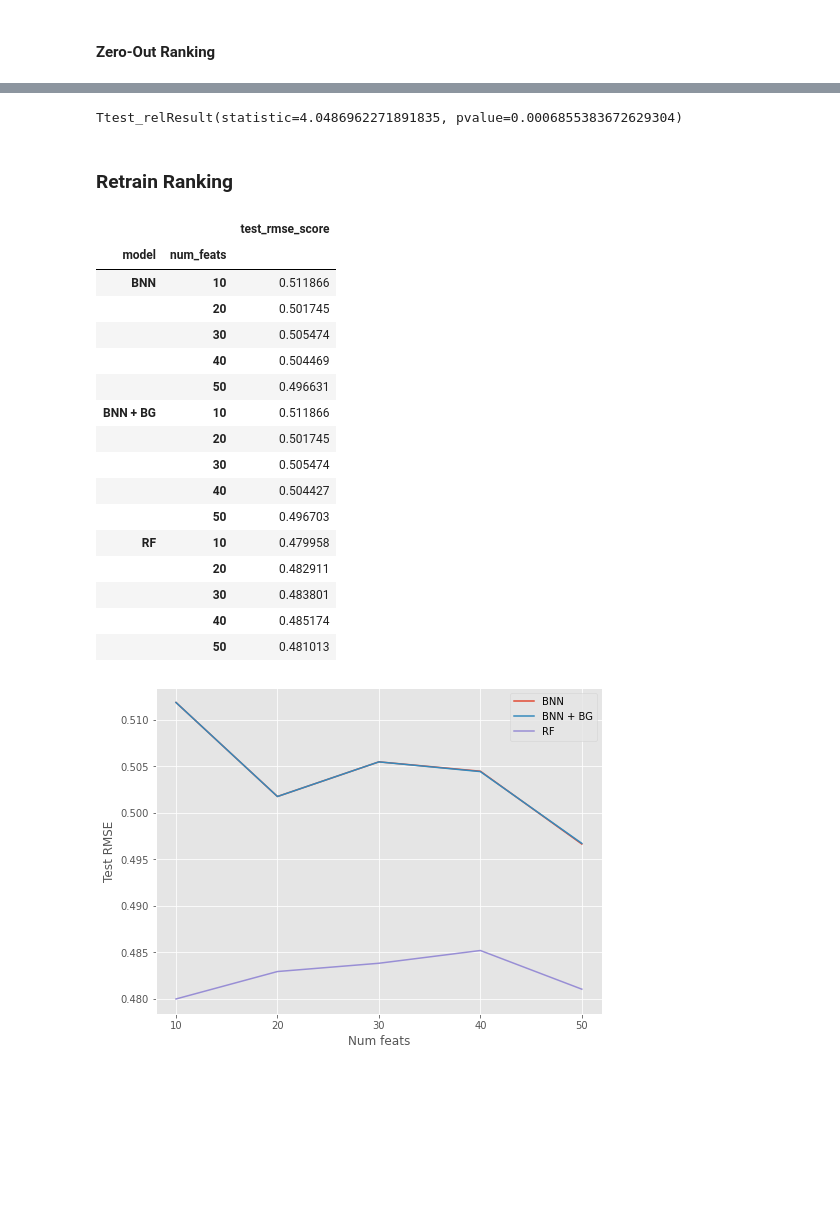
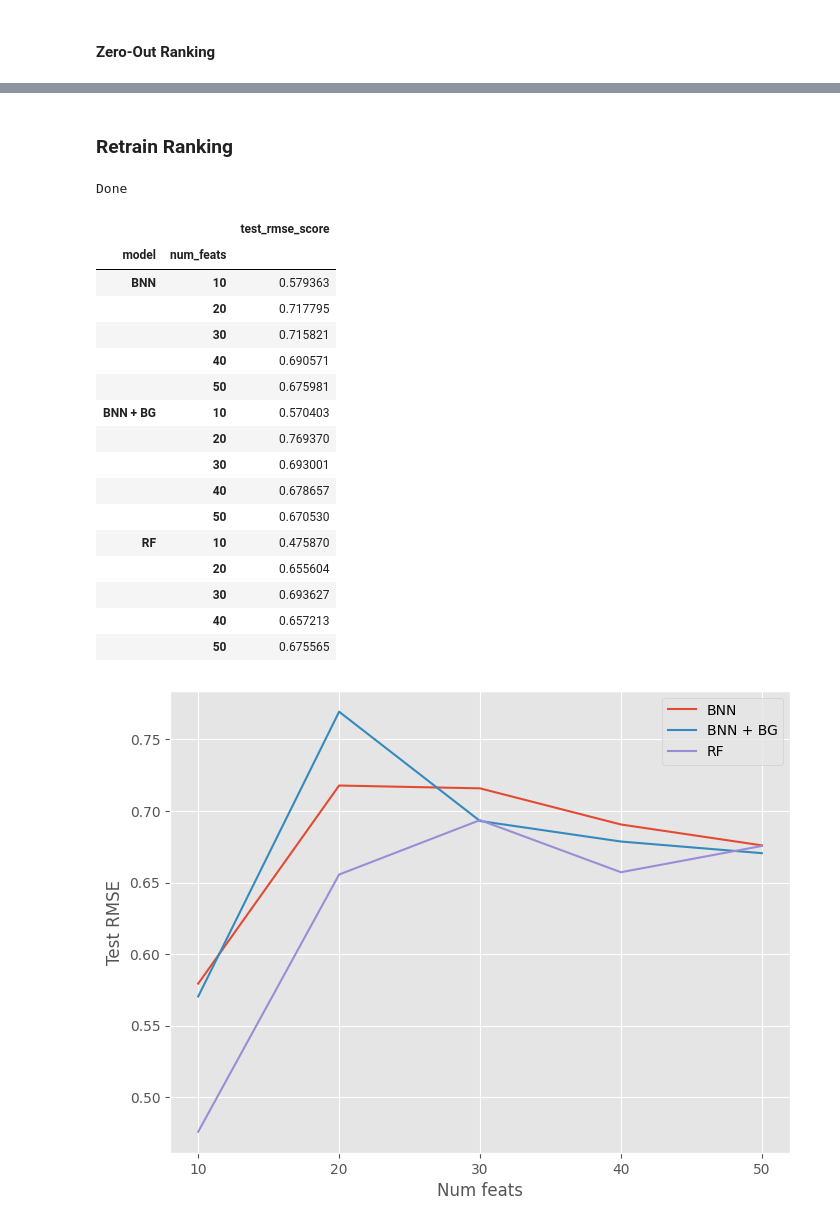
Before and after one commit to Habush/moses-incons-pen-xp, a Jupyter notebook: notebooks/variable_selection/cancer/nn/11_nn_gdsc_bortezomib.ipynb, the cells around one changed output, grey strips where cells are left out. Cells and saved outputs as stored; diff of their text form; code cells hidden in the pictures; blank space fills up the shorter version.

```diff
--- a/notebooks/variable_selection/cancer/nn/11_nn_gdsc_bortezomib.ipynb
+++ b/notebooks/variable_selection/cancer/nn/11_nn_gdsc_bortezomib.ipynb
@@ -1606,8 +281,0 @@ for model in ["BNN", "BNN + BG", "RF"]:
-# %%
-plt.rcParams["figure.figsize"] = (8,6)
-for model in ["BNN", "BNN + BG", "RF"]:
-    plt.plot(num_feats, bg_bnn_res_zero_out_9d[bg_bnn_res_zero_out_9d["model"] == model].groupby(["num_feats"]).mean()["test_rmse_score"].to_list(), label=model)
-    plt.xticks(num_feats)
-    plt.ylabel("Test RMSE")
-    plt.xlabel("Num feats")
-    plt.legend()
@@ -1645,6 +282,2 @@ Ttest_relResult(statistic=1.1081128775352531, pvalue=0.2816439743249882)
-# %%
-stats.ttest_rel(bg_rmse, rf_rmse)
-# %% [output]
-Ttest_relResult(statistic=4.0486962271891835, pvalue=0.0006855383672629304)
 # %% [markdown]
 ### Retrain Ranking
@@ -1777,42 +284,58 @@ def retrain_ranking(seeds, X, y, J):
-# %%
-seeds = [422,261,968,282,739,573,220,413,745,775,482,442,210,423,760,57,769,920,226,196]
-curr_seeds = seeds
-retrain_ranking(curr_seeds, X_selected, target, J)
+# %%
+import warnings
+warnings.filterwarnings("ignore")
+retrain_hp_configs = {"epochs": 500, "num_cycles": 50, "batch_size": 32, "act_fn": "swish",
+                      "beta": 0.36, "lr_0": 1e-3, "disc_lr_0": 0.5, "hidden_sizes": [500],
+                      "temp": 1.0, "sigma": 1.0, "num_models": 2,
+                      "mlp_config": {"epochs": 500, "lr_0": 1e-3, "hidden_sizes": [50],
+                                     "act_fn": "swish"}}
+
+save_dir = f"{data_dir}/exp_data_5/cancer/gdsc/bortezomib"
+
+VERSION = "1a"
+
+num_feats = [10, 20, 30, 40, 50]
+seeds = [422,261,968,282,739,573,220,413,745,775,482,442,210,423,760,57,769,920,226,196]
+curr_seeds = seeds
+retrain_with_mlp(curr_seeds, X_selected, target, L, num_feats, VERSION, save_dir, dropout=False,
+                 **retrain_hp_configs)
+# %% [output]
+Done
 # %%
-save_dir = f"{data_dir}/exp_data_5/cancer/gdsc"
+save_dir = f"{data_dir}/exp_data_5/cancer/gdsc/bortezomib"
 res_dfs = []
 for seed in curr_seeds:
-    df = pd.read_csv(f"{save_dir}/results/feat_retrain_comp_bnn_bg_rf_s_{seed}_v9c.csv")
+    df = pd.read_csv(f"{save_dir}/results/feat_retrain_comp_bnn_bg_rf_s_{seed}_ig_v{VERSION}.csv")
     res_dfs.append(df)
 
-bg_bnn_res_retrain_9c = pd.concat(res_dfs, axis=0)
-# bg_bnn_res_retrain_9c = bg_bnn_res_retrain_9c.drop_duplicates()
-bg_bnn_res_retrain_9c.groupby(["model", "num_feats"]).mean().iloc[:,1:]
+bg_bnn_res_retrain_1a = pd.concat(res_dfs, axis=0)
+# bg_bnn_res_retrain_1a = bg_bnn_res_retrain_1a.drop_duplicates()
+bg_bnn_res_retrain_1a.groupby(["model", "num_feats"]).mean().iloc[:,1:]
 # %% [output]
 |  |  | test_rmse_score |
 | model | num_feats |  |
-| BNN | 10 | 0.511866 |
-|  | 20 | 0.501745 |
-|  | 30 | 0.505474 |
-|  | 40 | 0.504469 |
-|  | 50 | 0.496631 |
-| BNN + BG | 10 | 0.511866 |
-|  | 20 | 0.501745 |
-|  | 30 | 0.505474 |
-|  | 40 | 0.504427 |
-|  | 50 | 0.496703 |
-| RF | 10 | 0.479958 |
-|  | 20 | 0.482911 |
-|  | 30 | 0.483801 |
-|  | 40 | 0.485174 |
-|  | 50 | 0.481013 |
+| BNN | 10 | 0.579363 |
+|  | 20 | 0.717795 |
+|  | 30 | 0.715821 |
+|  | 40 | 0.690571 |
+|  | 50 | 0.675981 |
+| BNN + BG | 10 | 0.570403 |
+|  | 20 | 0.769370 |
+|  | 30 | 0.693001 |
+|  | 40 | 0.678657 |
+|  | 50 | 0.670530 |
+| RF | 10 | 0.475870 |
+|  | 20 | 0.655604 |
+|  | 30 | 0.693627 |
+|  | 40 | 0.657213 |
+|  | 50 | 0.675565 |
 # %%
 plt.rcParams["figure.figsize"] = (8,6)
 for model in ["BNN", "BNN + BG", "RF"]:
-    plt.plot(num_feats, bg_bnn_res_retrain_9c[bg_bnn_res_retrain_9c["model"] == model].groupby(["num_feats"]).mean()["test_rmse_score"].to_list(), label=model)
+    plt.plot(num_feats, bg_bnn_res_retrain_1a[bg_bnn_res_retrain_1a["model"] == model].groupby(["num_feats"]).mean()["test_rmse_score"].to_list(), label=model)
     plt.xticks(num_feats)
     plt.ylabel("Test RMSE")
     plt.xlabel("Num feats")
     plt.legend()
 # %% [output]
-[figure, old version]
+[figure, new version]
```
Also changed, not shown: parts of 79 cells of this notebook, 18 other files.
